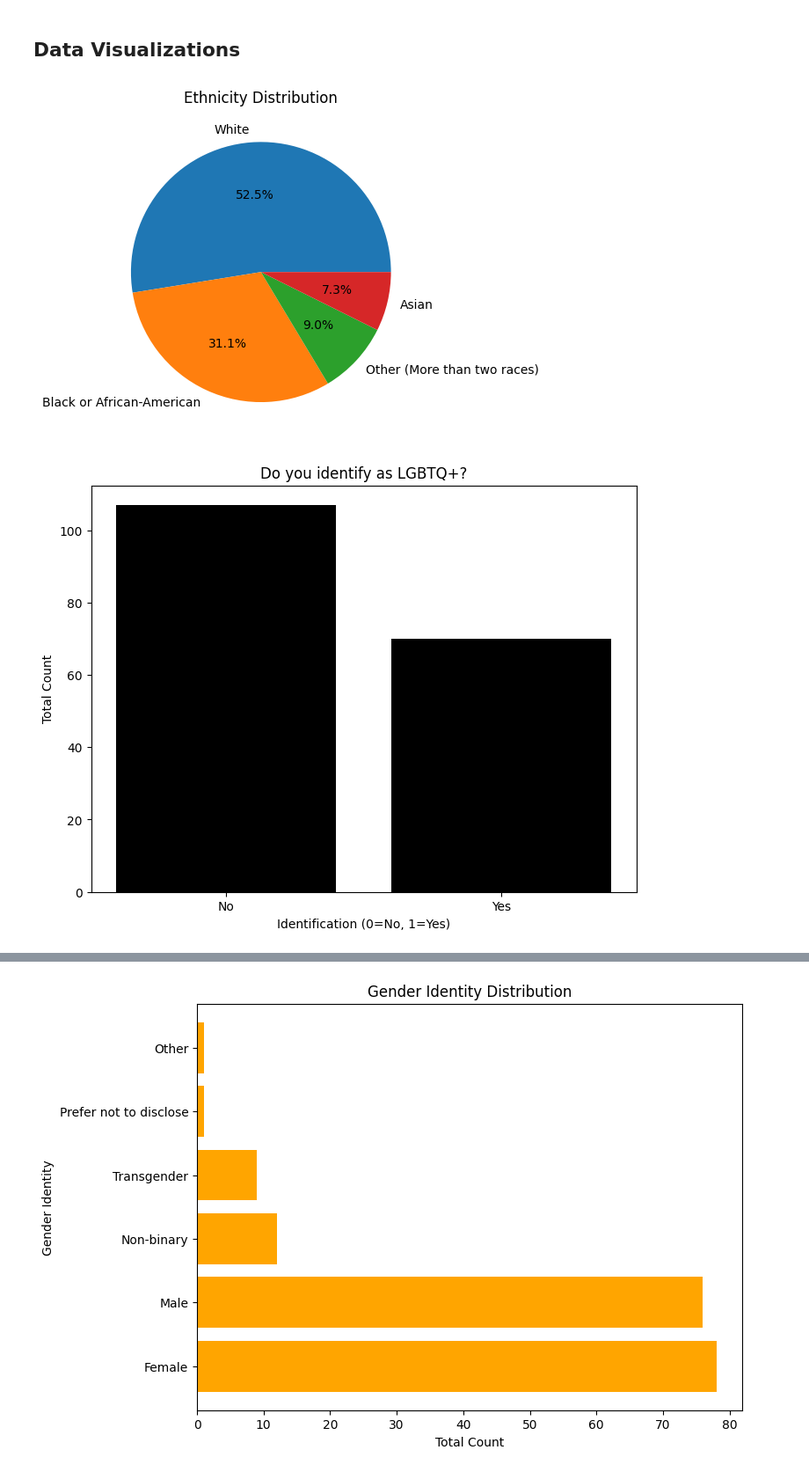
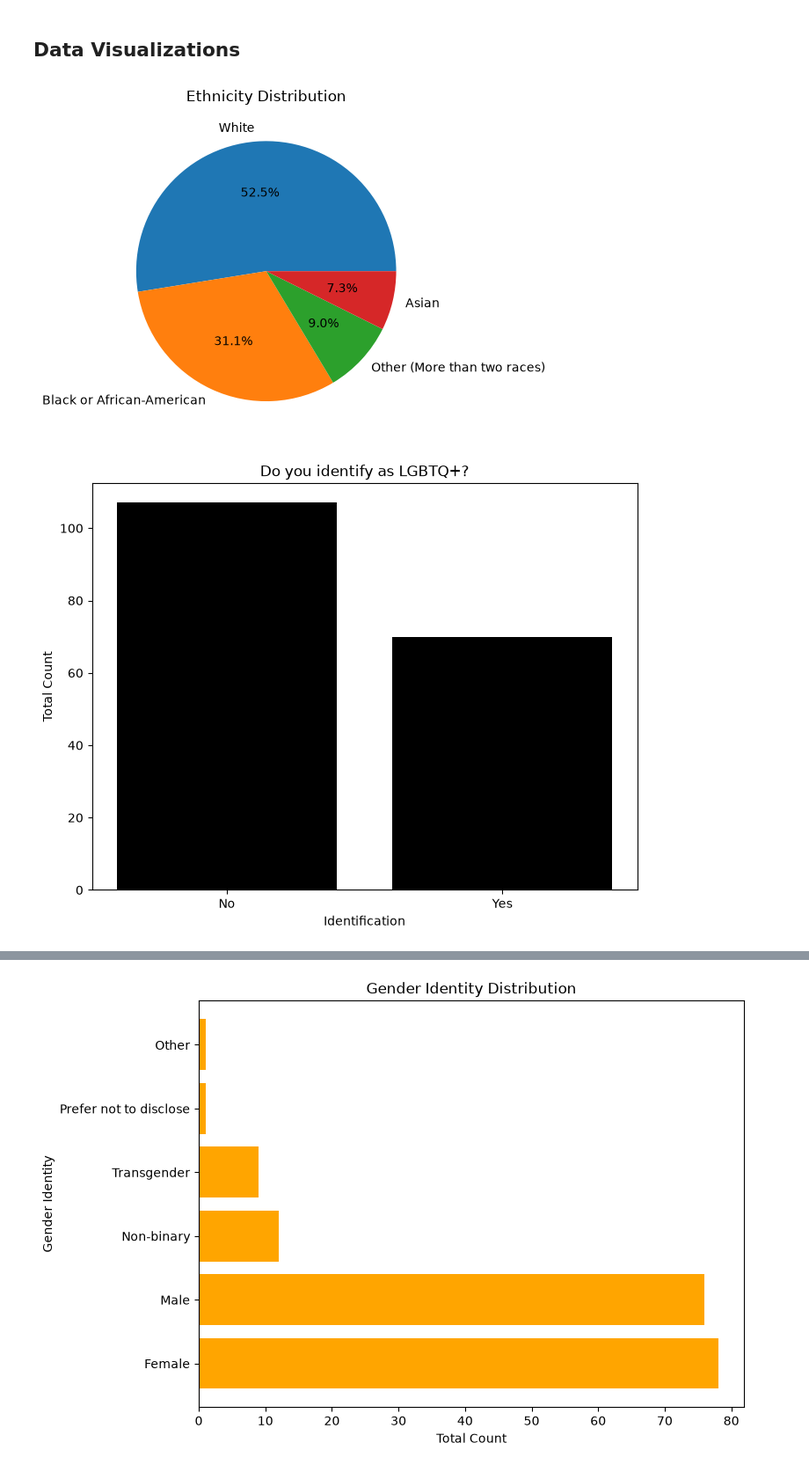
Before and after one commit to amarinmcg/societalacceptanceoflgbtqcommunity, a Jupyter notebook: societalacceptance.ipynb, the cells around one changed output, grey strips where cells are left out. Shown at 88% size. Cells and saved outputs as stored; diff of their text form; code cells hidden in the pictures.

```diff
--- a/societalacceptance.ipynb
+++ b/societalacceptance.ipynb
@@ -21,7 +21,7 @@ Packages imported successfully
 # %% [markdown]
 ## Data Import
 # %%
-data = pd.read_excel("/Users/mari/Desktop/Github/societalacceptanceoflgbtqcommunity/societal_acceptance.xlsx")
+data = pd.read_excel("societal_acceptance.xlsx")
 df = pd.DataFrame(data)
 print(df.head())
 # %% [output]
@@ -155,7 +155,7 @@ reaction_mapping = {
     'I would have a difficult time understanding or accepting it.': 1
 }
 
-df['Reaction of Coming Out'] = df['Reaction of Coming Out'].map(reaction_mapping)
+df['Reaction of Coming Out Encoded'] = df['Reaction of Coming Out'].map(reaction_mapping)
 # %%
 df.head()
 # %% [output]
@@ -270,19 +270,19 @@ plt.pie(df['Ethnicity'].value_counts(), labels=df['Ethnicity'].value_counts().in
 plt.title('Ethnicity Distribution')
 plt.show()
 # %% [output]
-[figure, old version]
+[figure, new version]
 # %%
 lgbtq_counts = df['LGBTQ?'].value_counts()
 
 plt.figure(figsize=(8, 6))
 plt.bar(lgbtq_counts.index, lgbtq_counts.values, color='black')
 plt.title('Do you identify as LGBTQ+?')
-plt.xlabel('Identification (0=No, 1=Yes)')
+plt.xlabel('Identification')
 plt.ylabel('Total Count')
 plt.xticks([0, 1], ['No', 'Yes'])
 plt.show()
 # %% [output]
-[figure, old version]
+[figure, new version]
 # %%
 education_counts = df['Education Level'].value_counts()
 
```
Also changed, not shown: parts of 3 cells of this notebook.
